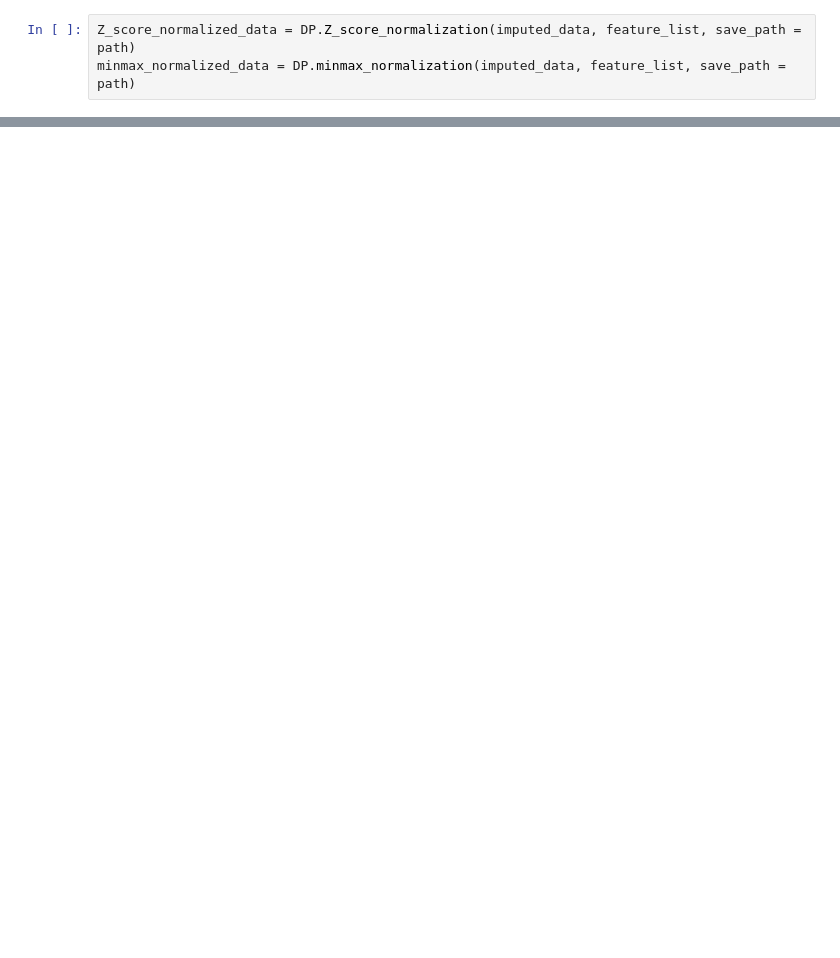
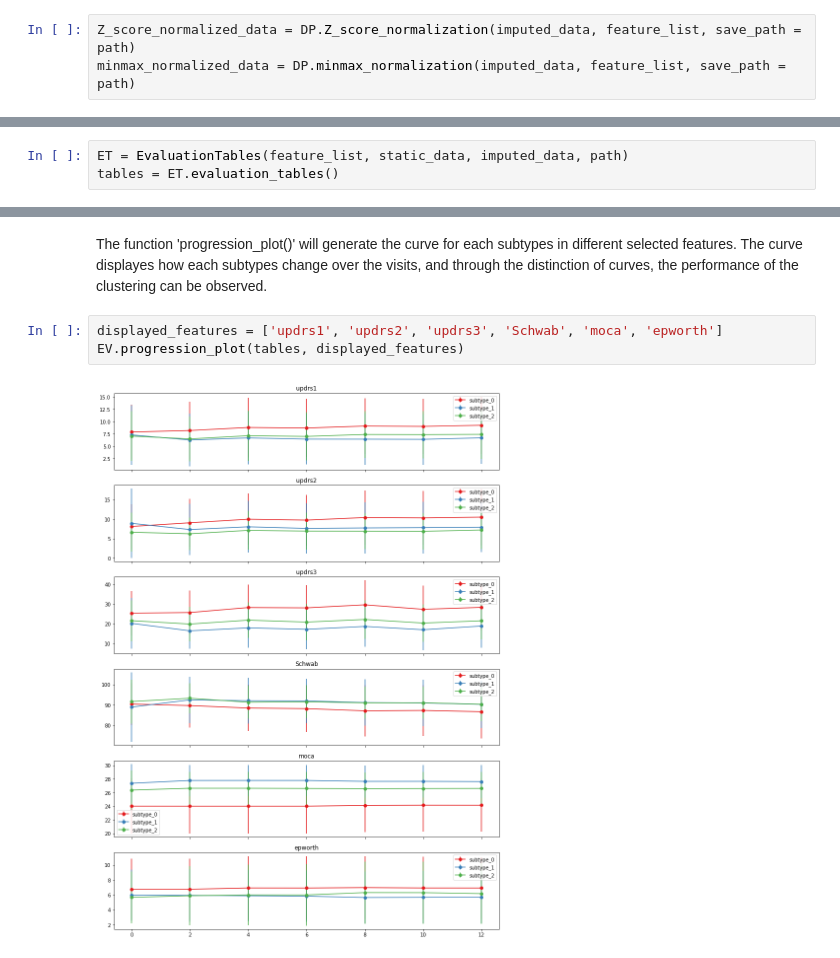
Before and after one commit to ChangSu10/Parkinson-disease-subtyping, a Jupyter notebook: Progression Subtyping.ipynb, the cells around one changed output, grey strips where cells are left out. Cells and saved outputs as stored; diff of their text form; blank space fills up the shorter version.

```diff
--- a/Progression Subtyping.ipynb
+++ b/Progression Subtyping.ipynb
@@ -1281,0 +1451,3 @@ Epoch: 99, loss: 0.4911075.
+# %%
+ET = EvaluationTables(feature_list, static_data, imputed_data, path)
+tables = ET.evaluation_tables()
@@ -1281,0 +1483,7 @@ Epoch: 99, loss: 0.4911075.
+# %% [markdown]
+The function 'progression_plot()' will generate the curve for each subtypes in different selected features. The curve displayes how each subtypes change over the visits, and through the distinction of curves, the performance of the clustering can be observed.
+# %%
+displayed_features = ['updrs1', 'updrs2', 'updrs3', 'Schwab', 'moca', 'epworth']
+EV.progression_plot(tables, displayed_features)
+# %% [output]
+[figure, added]
```
Also changed, not shown: parts of 39 cells of this notebook.
